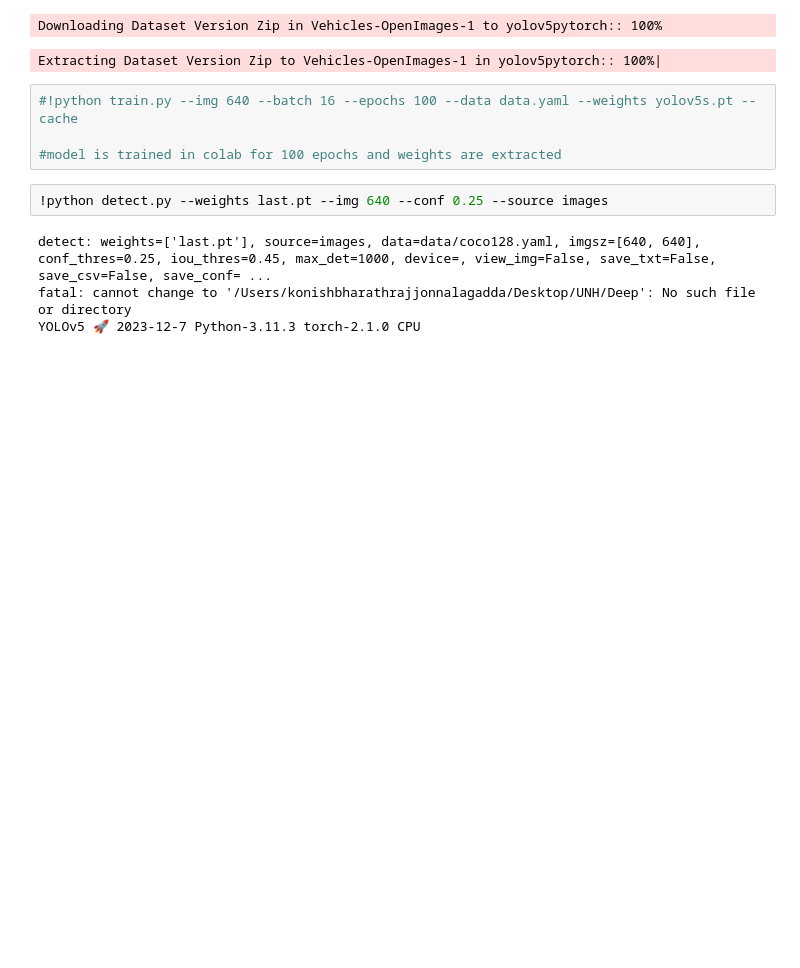
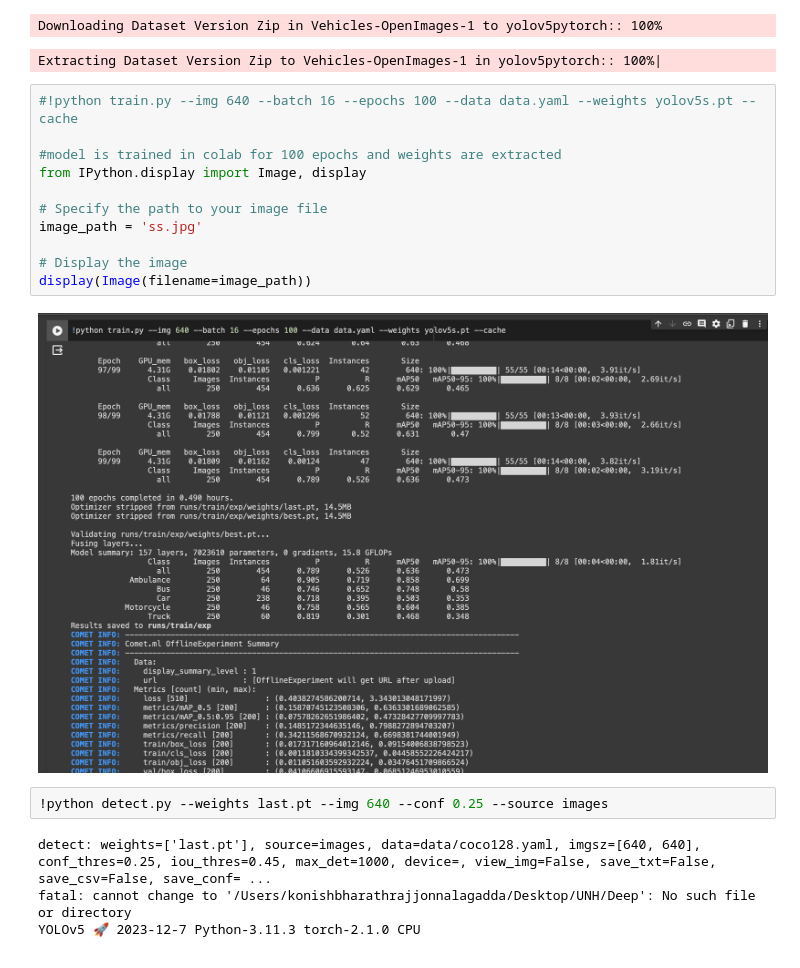
Before and after one commit to Vachana-deepthi/object-detect, a Jupyter notebook: custom object detection.ipynb, the cells around one changed output. Drawn from its saved outputs; the diff is of its cells as text; blank space fills up the shorter version.

```diff
--- a/custom object detection.ipynb
+++ b/custom object detection.ipynb
@@ -40,7 +40,16 @@ Extracting Dataset Version Zip to Vehicles-OpenImages-1 in yolov5pytorch:: 100%|
 # %%
 #!python train.py --img 640 --batch 16 --epochs 100 --data data.yaml --weights yolov5s.pt --cache
 
 #model is trained in colab for 100 epochs and weights are extracted
+from IPython.display import Image, display
+
+# Specify the path to your image file
+image_path = 'ss.jpg'
+
+# Display the image
+display(Image(filename=image_path))
+# %% [output]
+[figure, added]
 # %%
 !python detect.py --weights last.pt --img 640 --conf 0.25 --source images
 # %% [output]
```
